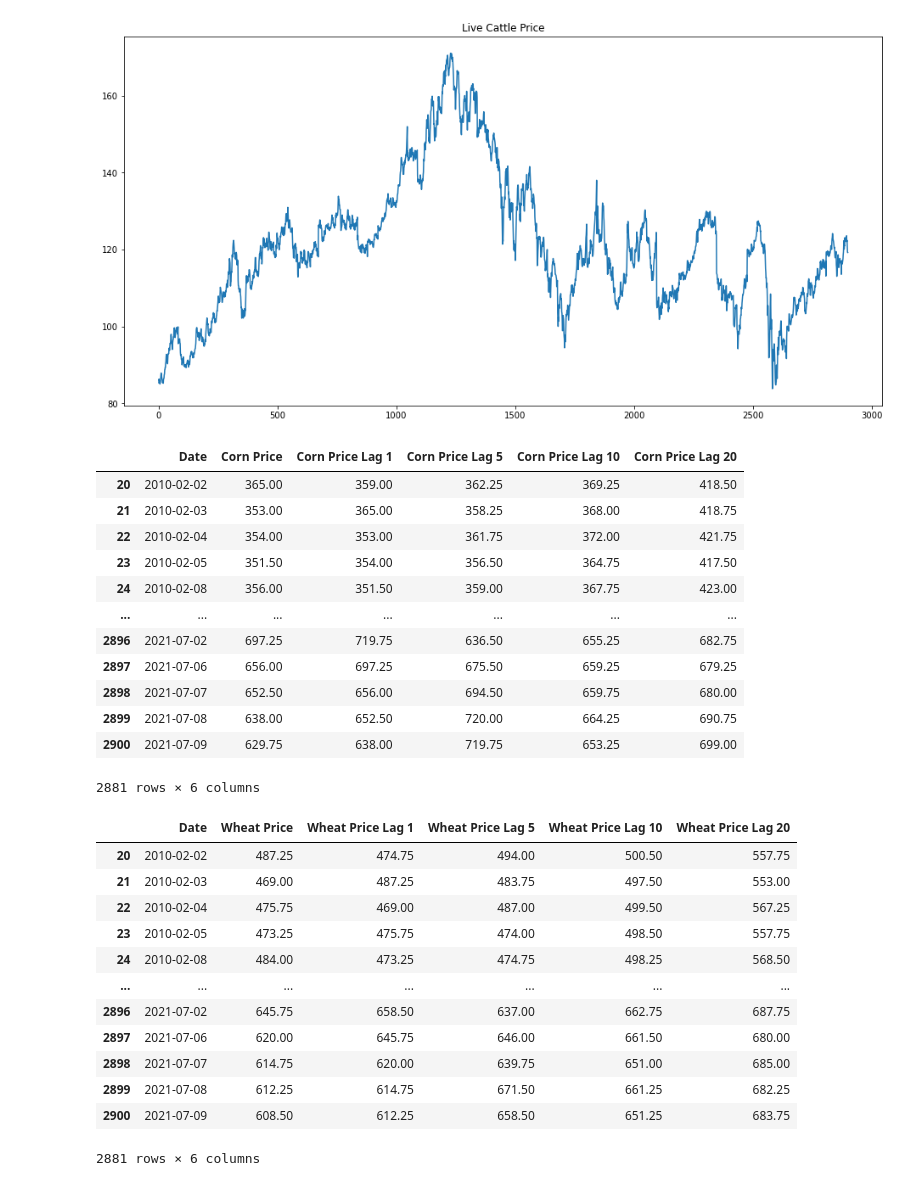
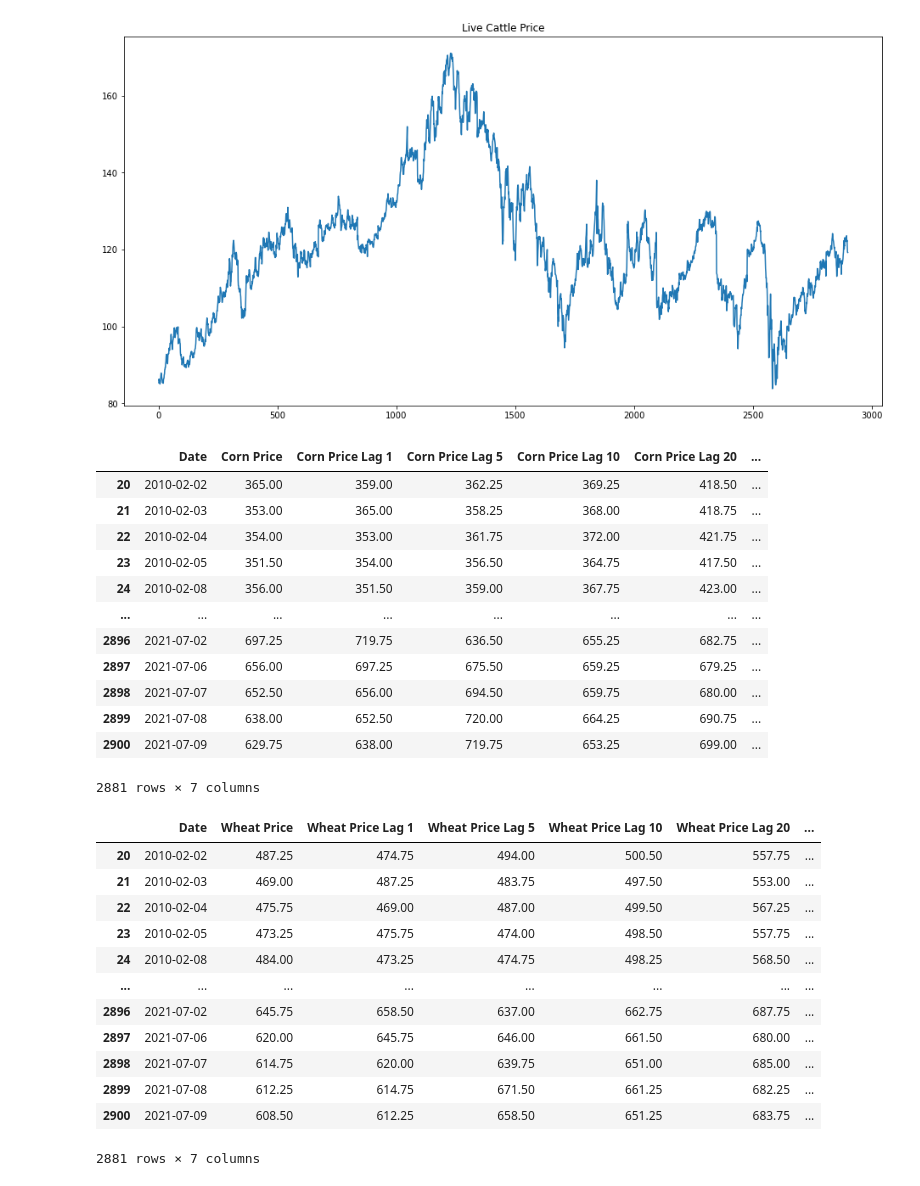
Before and after one commit to FabulousErin/Project_2, a Jupyter notebook: Prediction_Price_ML-Time Lag-Copy1.ipynb, the cells around one changed output. Saved outputs shown, nothing was run; the diff lists cells and outputs as text; code cells hidden in the pictures.

```diff
--- a/Prediction_Price_ML-Time Lag-Copy1.ipynb
+++ b/Prediction_Price_ML-Time Lag-Copy1.ipynb
@@ -107,47 +125,49 @@ Text(0.5, 1.0, 'Live Cattle Price')
 # %%
 corn_df= price_df.drop(columns=['Soy Oil', 'Crush Margin', 'Soybean meal','Soybean Price','Wheat Price','Cotton Price', 'Live Cattle'])
 corn_df["Corn Price Lag 1"]= corn_df['Corn Price'].shift(1)
 corn_df["Corn Price Lag 5"]= corn_df['Corn Price'].shift(5)
 corn_df["Corn Price Lag 10"]= corn_df['Corn Price'].shift(10)
 corn_df["Corn Price Lag 20"]= corn_df['Corn Price'].shift(20)
+corn_df["Corn Price Up-Down"]= (corn_df['Corn Price Lag 1']>corn_df['Corn Price']).astype(int)
 corn_df.dropna(inplace=True)
 corn_df
 # %% [output]
-|  | Date | Corn Price | Corn Price Lag 1 | Corn Price Lag 5 | Corn Price Lag 10 | Corn Price Lag 20 |
-| 20 | 2010-02-02 | 365.00 | 359.00 | 362.25 | 369.25 | 418.50 |
-| 21 | 2010-02-03 | 353.00 | 365.00 | 358.25 | 368.00 | 418.75 |
-| 22 | 2010-02-04 | 354.00 | 353.00 | 361.75 | 372.00 | 421.75 |
-| 23 | 2010-02-05 | 351.50 | 354.00 | 356.50 | 364.75 | 417.50 |
-| 24 | 2010-02-08 | 356.00 | 351.50 | 359.00 | 367.75 | 423.00 |
-| ... | ... | ... | ... | ... | ... | ... |
-| 2896 | 2021-07-02 | 697.25 | 719.75 | 636.50 | 655.25 | 682.75 |
-| 2897 | 2021-07-06 | 656.00 | 697.25 | 675.50 | 659.25 | 679.25 |
-| 2898 | 2021-07-07 | 652.50 | 656.00 | 694.50 | 659.75 | 680.00 |
-| 2899 | 2021-07-08 | 638.00 | 652.50 | 720.00 | 664.25 | 690.75 |
-| 2900 | 2021-07-09 | 629.75 | 638.00 | 719.75 | 653.25 | 699.00 |
+|  | Date | Corn Price | Corn Price Lag 1 | Corn Price Lag 5 | Corn Price Lag 10 | Corn Price Lag 20 | ... |
+| 20 | 2010-02-02 | 365.00 | 359.00 | 362.25 | 369.25 | 418.50 | ... |
+| 21 | 2010-02-03 | 353.00 | 365.00 | 358.25 | 368.00 | 418.75 | ... |
+| 22 | 2010-02-04 | 354.00 | 353.00 | 361.75 | 372.00 | 421.75 | ... |
+| 23 | 2010-02-05 | 351.50 | 354.00 | 356.50 | 364.75 | 417.50 | ... |
+| 24 | 2010-02-08 | 356.00 | 351.50 | 359.00 | 367.75 | 423.00 | ... |
+| ... | ... | ... | ... | ... | ... | ... | ... |
+| 2896 | 2021-07-02 | 697.25 | 719.75 | 636.50 | 655.25 | 682.75 | ... |
+| 2897 | 2021-07-06 | 656.00 | 697.25 | 675.50 | 659.25 | 679.25 | ... |
+| 2898 | 2021-07-07 | 652.50 | 656.00 | 694.50 | 659.75 | 680.00 | ... |
+| 2899 | 2021-07-08 | 638.00 | 652.50 | 720.00 | 664.25 | 690.75 | ... |
+| 2900 | 2021-07-09 | 629.75 | 638.00 | 719.75 | 653.25 | 699.00 | ... |
-2881 rows × 6 columns
+2881 rows × 7 columns
 # %%
 wheat_df= price_df.drop(columns=['Soy Oil', 'Crush Margin', 'Soybean meal','Soybean Price','Corn Price','Cotton Price', 'Live Cattle'])
 wheat_df["Wheat Price Lag 1"]= wheat_df['Wheat Price'].shift(1)
 wheat_df["Wheat Price Lag 5"]= wheat_df['Wheat Price'].shift(5)
 wheat_df["Wheat Price Lag 10"]= wheat_df['Wheat Price'].shift(10)
 wheat_df["Wheat Price Lag 20"]= wheat_df['Wheat Price'].shift(20)
+wheat_df["Wheat Price Up-Down"]= (wheat_df['Wheat Price Lag 1']>wheat_df['Wheat Price']).astype(int)
 wheat_df.dropna(inplace=True)
 wheat_df
 # %% [output]
-|  | Date | Wheat Price | Wheat Price Lag 1 | Wheat Price Lag 5 | Wheat Price Lag 10 | Wheat Price Lag 20 |
-| 20 | 2010-02-02 | 487.25 | 474.75 | 494.00 | 500.50 | 557.75 |
-| 21 | 2010-02-03 | 469.00 | 487.25 | 483.75 | 497.50 | 553.00 |
-| 22 | 2010-02-04 | 475.75 | 469.00 | 487.00 | 499.50 | 567.25 |
-| 23 | 2010-02-05 | 473.25 | 475.75 | 474.00 | 498.50 | 557.75 |
-| 24 | 2010-02-08 | 484.00 | 473.25 | 474.75 | 498.25 | 568.50 |
-| ... | ... | ... | ... | ... | ... | ... |
-| 2896 | 2021-07-02 | 645.75 | 658.50 | 637.00 | 662.75 | 687.75 |
-| 2897 | 2021-07-06 | 620.00 | 645.75 | 646.00 | 661.50 | 680.00 |
-| 2898 | 2021-07-07 | 614.75 | 620.00 | 639.75 | 651.00 | 685.00 |
-| 2899 | 2021-07-08 | 612.25 | 614.75 | 671.50 | 661.25 | 682.25 |
-| 2900 | 2021-07-09 | 608.50 | 612.25 | 658.50 | 651.25 | 683.75 |
+|  | Date | Wheat Price | Wheat Price Lag 1 | Wheat Price Lag 5 | Wheat Price Lag 10 | Wheat Price Lag 20 | ... |
+| 20 | 2010-02-02 | 487.25 | 474.75 | 494.00 | 500.50 | 557.75 | ... |
+| 21 | 2010-02-03 | 469.00 | 487.25 | 483.75 | 497.50 | 553.00 | ... |
+| 22 | 2010-02-04 | 475.75 | 469.00 | 487.00 | 499.50 | 567.25 | ... |
+| 23 | 2010-02-05 | 473.25 | 475.75 | 474.00 | 498.50 | 557.75 | ... |
+| 24 | 2010-02-08 | 484.00 | 473.25 | 474.75 | 498.25 | 568.50 | ... |
+| ... | ... | ... | ... | ... | ... | ... | ... |
+| 2896 | 2021-07-02 | 645.75 | 658.50 | 637.00 | 662.75 | 687.75 | ... |
+| 2897 | 2021-07-06 | 620.00 | 645.75 | 646.00 | 661.50 | 680.00 | ... |
+| 2898 | 2021-07-07 | 614.75 | 620.00 | 639.75 | 651.00 | 685.00 | ... |
+| 2899 | 2021-07-08 | 612.25 | 614.75 | 671.50 | 661.25 | 682.25 | ... |
+| 2900 | 2021-07-09 | 608.50 | 612.25 | 658.50 | 651.25 | 683.75 | ... |
-2881 rows × 6 columns
+2881 rows × 7 columns
 # %%
 soybean_df= price_df.drop(columns=['Soy Oil', 'Crush Margin', 'Soybean meal','Wheat Price','Corn Price','Cotton Price', 'Live Cattle'])
 soybean_df["Soybean Price Lag 1"]= soybean_df['Soybean Price'].shift(1)
```
Also changed, not shown: parts of 11 cells of this notebook, 20 other files.
